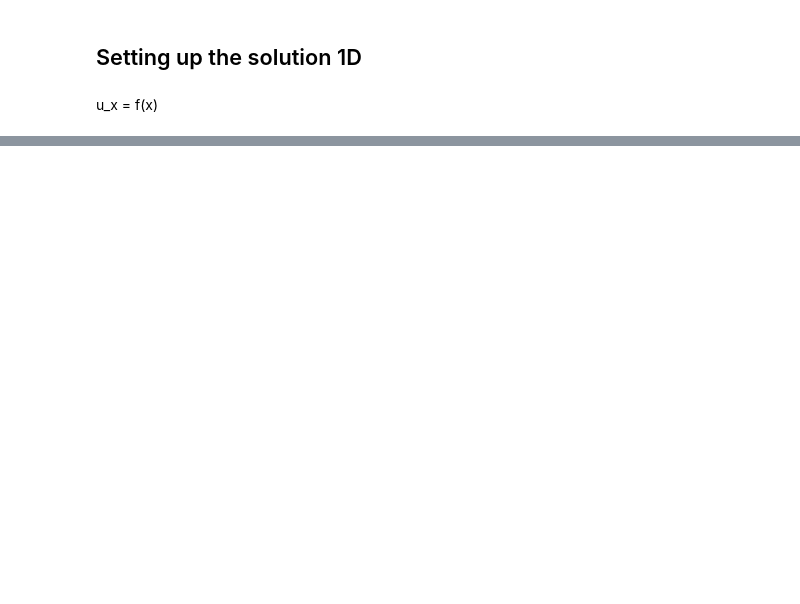
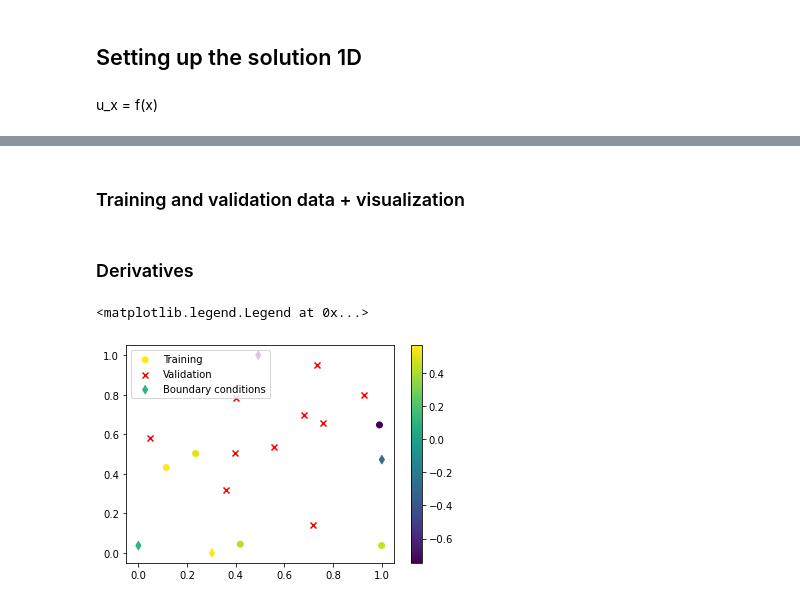
Before and after one commit to runehoejlund/deep-learning-pinn, a Jupyter notebook: PINN-BVP.ipynb, the cells around one changed output, grey strips where cells are left out. Cells and saved outputs as stored; diff of their text form; code cells hidden in the pictures; blank space fills up the shorter version.

```diff
--- a/PINN-BVP.ipynb
+++ b/PINN-BVP.ipynb
@@ -132,0 +135,43 @@ Text(0.5, 1.0, 'Initial network guess')
+# %% [markdown]
+### Training and validation data + visualization
+# %%
+k1 = 2
+k2 = 3
+def u(x):
+    x1 = x[:, 0]
+    x2 = x[:, 1]
+    func = torch.sin(k1*x1 + k2*x2)
+    return func
+
+def uxx(x):
+    x1 = x[:, 0]
+    x2 = x[:, 1]
+    func = -(k1**2 + k2**2)*torch.sin(k1*x1 + k2*x2)
+    return func
+# %%
+n_train = 5
+n_val = 10
+n_b = 1
+# %%
+x_train = torch.rand(n_train, 2, requires_grad=True)
+x_val = torch.rand(n_val, 2, requires_grad=True)
+u_train = u(x_train).reshape(-1, 1)
+u_val = u(x_val).reshape(-1, 1)
+x_b = torch.cat((torch.zeros((n_b,1)), torch.rand((n_b,1))), dim=1)
+x_b = torch.cat((x_b, torch.cat((torch.ones((n_b,1)), torch.rand((n_b,1))), dim=1)), dim=0)
+x_b = torch.cat((x_b, torch.cat((torch.rand((n_b,1)), torch.zeros((n_b,1))), dim=1)), dim=0)
+x_b = torch.cat((x_b, torch.cat((torch.rand((n_b,1)), torch.ones((n_b,1))), dim=1)), dim=0)
+u_b = u(x_b)
+u_xx_train = uxx(x_train)
+# %% [markdown]
+### Derivatives
+# %%
+plt.scatter(x_train[:,0].detach(), x_train[:,1].detach(), c=u_train.detach(), label='Training')
+plt.colorbar
+plt.scatter(x_val[:,0].detach(), x_val[:,1].detach(), marker='x', c='red', label='Validation')
+plt.scatter(x_b[:,0], x_b[:,1], c=u_b, marker='d' ,label='Boundary conditions')
+plt.colorbar()
+plt.legend()
+# %% [output]
+<matplotlib.legend.Legend at 0x...>
+[figure, added]
```
Also changed, not shown: parts of 16 cells of this notebook.
